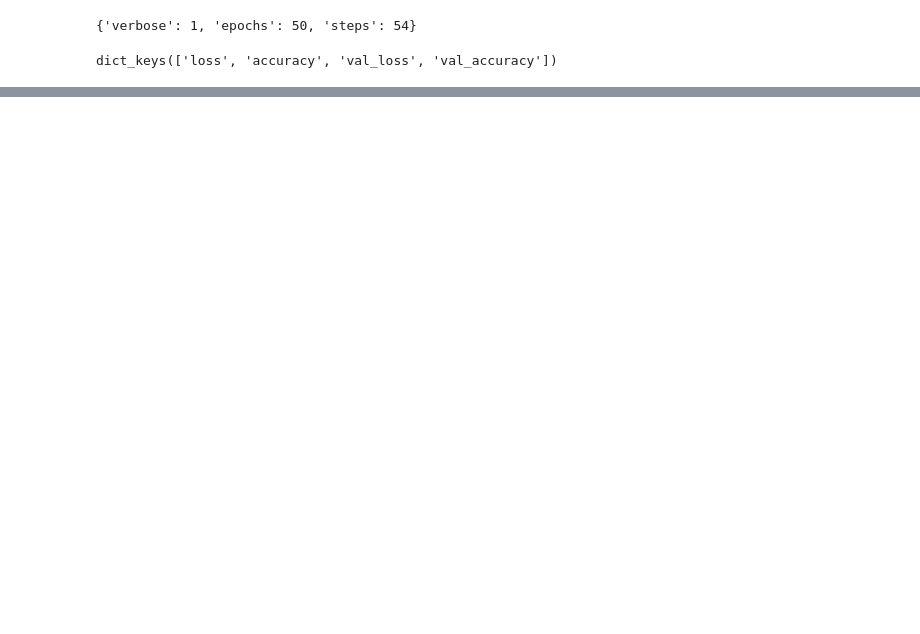
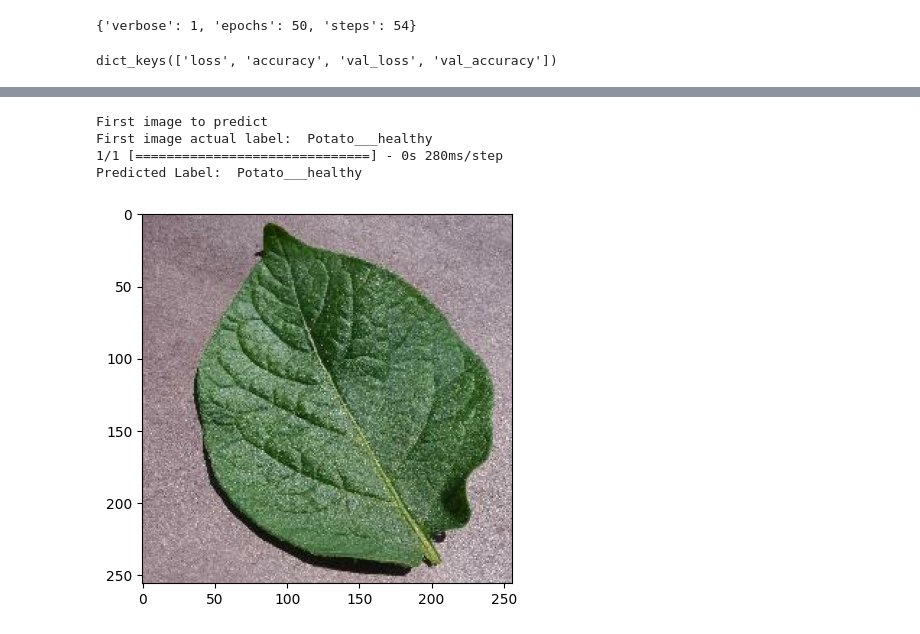
Before and after one commit to rayhankhan2192/Potato-Disease-Classification, a Jupyter notebook: training/main.ipynb, the cells around one changed output, grey strips where cells are left out. Saved outputs shown, nothing was run; the diff lists cells and outputs as text; code cells hidden in the pictures; blank space fills up the shorter version.

Commit message:
Implemeted predicted class

```diff
--- a/training/main.ipynb
+++ b/training/main.ipynb
@@ -253,0 +260,18 @@ plt.show()
+# %%
+import numpy as np
+for image_batch, label_batch in test_data.take(1):
+    first_image = (image_batch[0].numpy().astype('uint8'))
+    first_label = label_batch[0].numpy()
+
+    print("First image to predict")
+    plt.imshow(first_image)
+    print("First image actual label: ", class_names[first_label])
+
+    batch_prediction = model.predict(image_batch)
+    print("Predicted Label: ",class_names[np.argmax(batch_prediction[0])])
+# %% [output]
+First image to predict
+First image actual label:  Potato___healthy
+1/1 [==============================] - 0s 280ms/step
+Predicted Label:  Potato___healthy
+[figure, added]
```
Also changed, not shown: parts of 14 cells of this notebook, 5 other files.
